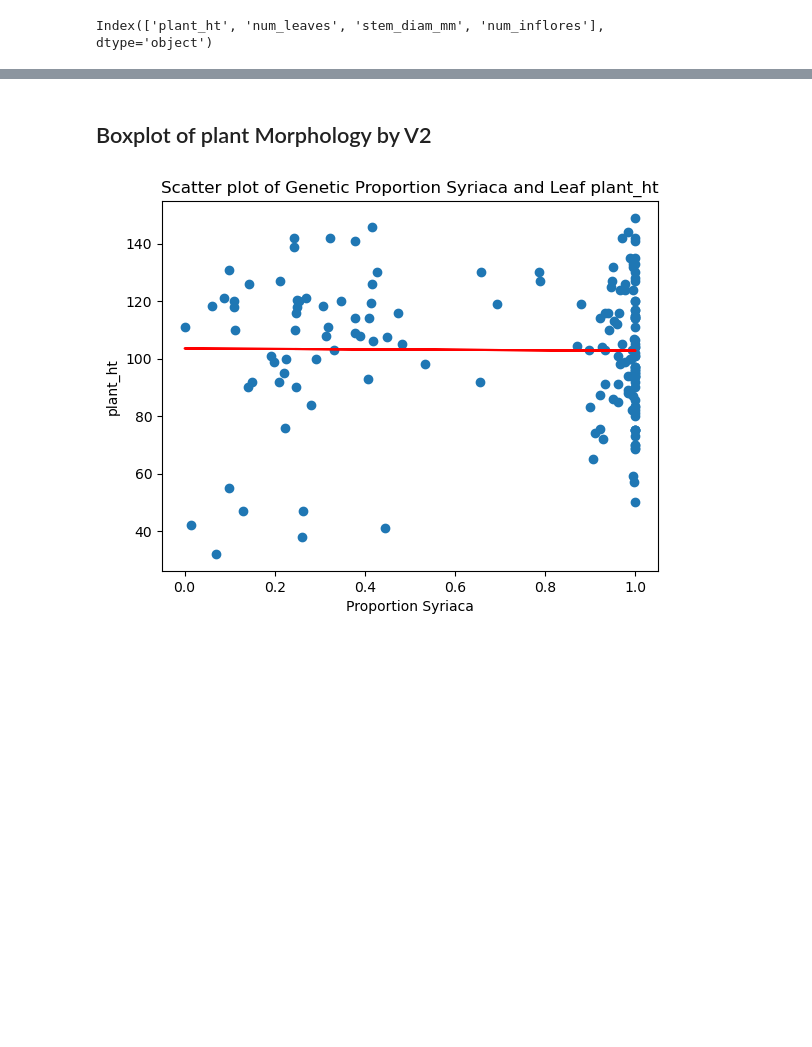
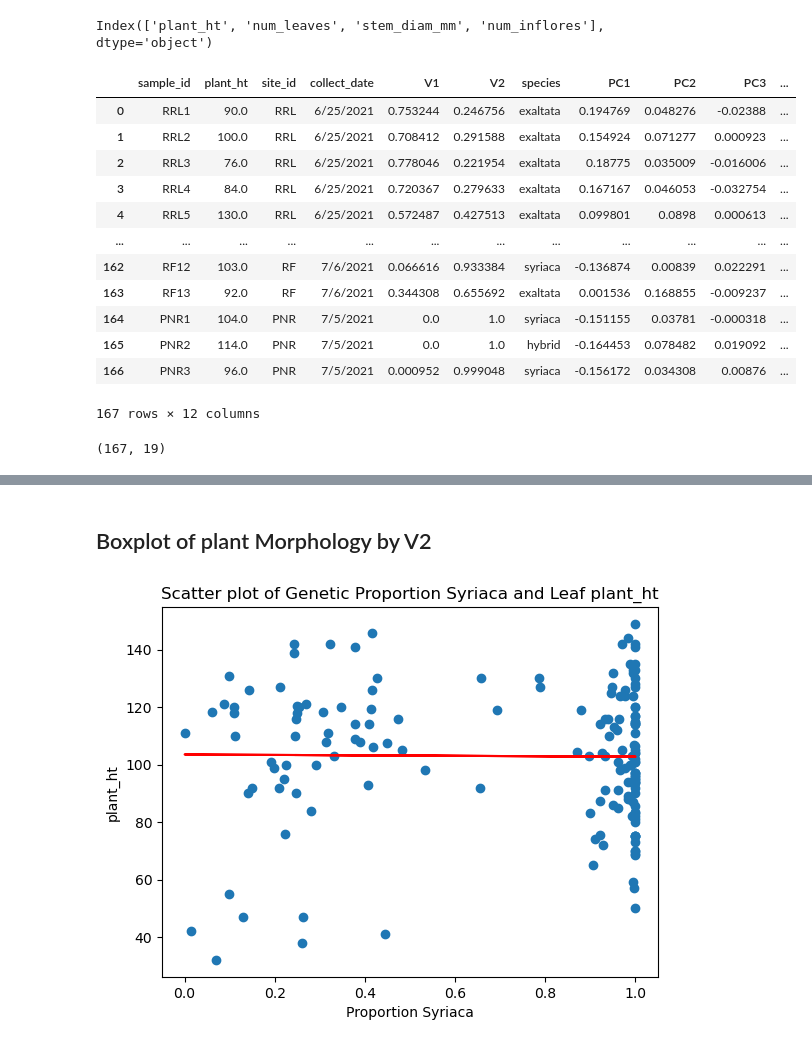
Before and after one commit to chdorgeix1/research_project, a Jupyter notebook: descriptive_analysis/morphology_analysis.ipynb, the cells around one changed output, grey strips where cells are left out. Saved outputs shown, nothing was run; the diff lists cells and outputs as text; code cells hidden in the pictures; blank space fills up the shorter version.

```diff
--- a/descriptive_analysis/morphology_analysis.ipynb
+++ b/descriptive_analysis/morphology_analysis.ipynb
@@ -48,4 +57,22 @@ morph_char
 # %% [output]
 Index(['plant_ht', 'num_leaves', 'stem_diam_mm', 'num_inflores'], dtype='object')
 # %%
-df = df.dropna()
+df.dropna(axis = 1)
+# %% [output]
+|  | sample_id | plant_ht | site_id | collect_date | V1 | V2 | species | PC1 | PC2 | PC3 | ... |
+| 0 | RRL1 | 90.0 | RRL | 6/25/2021 | 0.753244 | 0.246756 | exaltata | 0.194769 | 0.048276 | -0.02388 | ... |
+| 1 | RRL2 | 100.0 | RRL | 6/25/2021 | 0.708412 | 0.291588 | exaltata | 0.154924 | 0.071277 | 0.000923 | ... |
+| 2 | RRL3 | 76.0 | RRL | 6/25/2021 | 0.778046 | 0.221954 | exaltata | 0.18775 | 0.035009 | -0.016006 | ... |
+| 3 | RRL4 | 84.0 | RRL | 6/25/2021 | 0.720367 | 0.279633 | exaltata | 0.167167 | 0.046053 | -0.032754 | ... |
+| 4 | RRL5 | 130.0 | RRL | 6/25/2021 | 0.572487 | 0.427513 | exaltata | 0.099801 | 0.0898 | 0.000613 | ... |
+| ... | ... | ... | ... | ... | ... | ... | ... | ... | ... | ... | ... |
+| 162 | RF12 | 103.0 | RF | 7/6/2021 | 0.066616 | 0.933384 | syriaca | -0.136874 | 0.00839 | 0.022291 | ... |
+| 163 | RF13 | 92.0 | RF | 7/6/2021 | 0.344308 | 0.655692 | exaltata | 0.001536 | 0.168855 | -0.009237 | ... |
+| 164 | PNR1 | 104.0 | PNR | 7/5/2021 | 0.0 | 1.0 | syriaca | -0.151155 | 0.03781 | -0.000318 | ... |
+| 165 | PNR2 | 114.0 | PNR | 7/5/2021 | 0.0 | 1.0 | hybrid | -0.164453 | 0.078482 | 0.019092 | ... |
+| 166 | PNR3 | 96.0 | PNR | 7/5/2021 | 0.000952 | 0.999048 | syriaca | -0.156172 | 0.034308 | 0.00876 | ... |
+167 rows × 12 columns
+# %%
+df.shape
+# %% [output]
+(167, 19)
```
Also changed, not shown: parts of 14 cells of this notebook.
